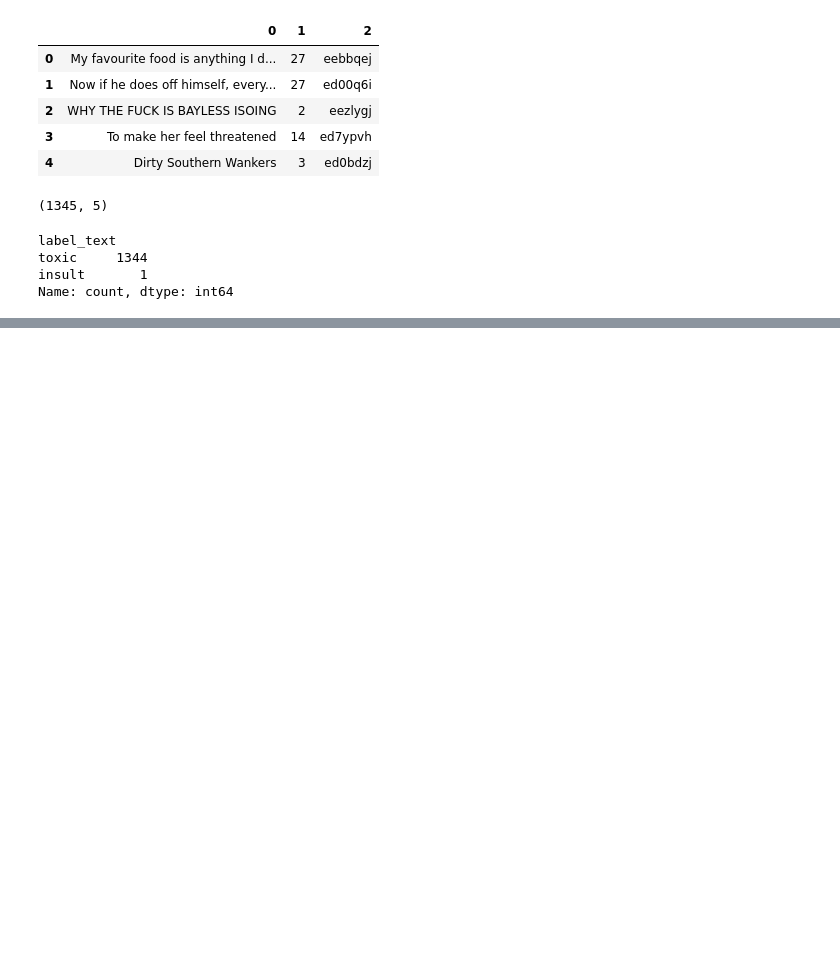
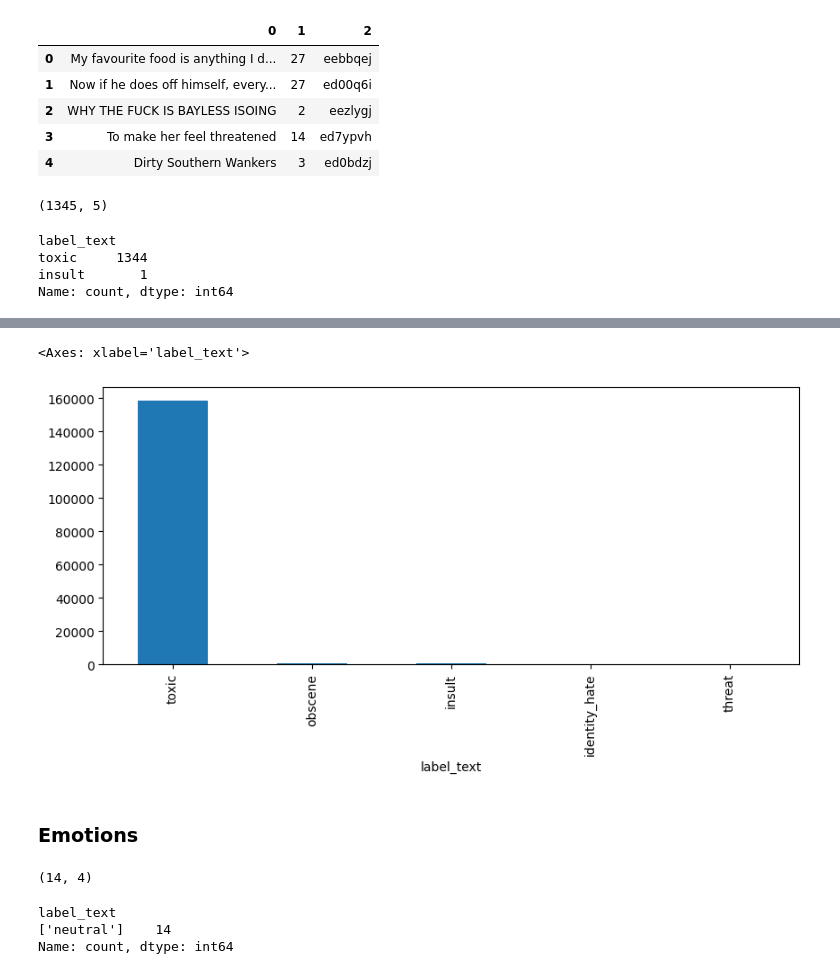
Before and after one commit to scottpitcher/toxicity-emotion-detection, a Jupyter notebook: notebooks/data_inspection.ipynb, the cells around one changed output, grey strips where cells are left out. Saved outputs shown, nothing was run; the diff lists cells and outputs as text; code cells hidden in the pictures; blank space fills up the shorter version.

```diff
--- a/notebooks/data_inspection.ipynb
+++ b/notebooks/data_inspection.ipynb
@@ -156,0 +200,18 @@ Name: count, dtype: int64
+# %%
+df['label_text'].value_counts().plot(kind='bar', figsize=(10,4))
+# %% [output]
+<Axes: xlabel='label_text'>
+[figure, added]
+# %% [markdown]
+### Emotions
+# %%
+import pandas as pd
+df = pd.read_csv("../data/processed/emotion_raw_all_processed.csv")
+df_nan = df[df["clean_text"].apply(lambda x: not isinstance(x, str))]
+print(df_nan.shape)
+df_nan['label_text'].value_counts()
+# %% [output]
+(14, 4)
+label_text
+['neutral']    14
+Name: count, dtype: int64
```
Also changed, not shown: parts of 14 cells of this notebook, 7 other files.
